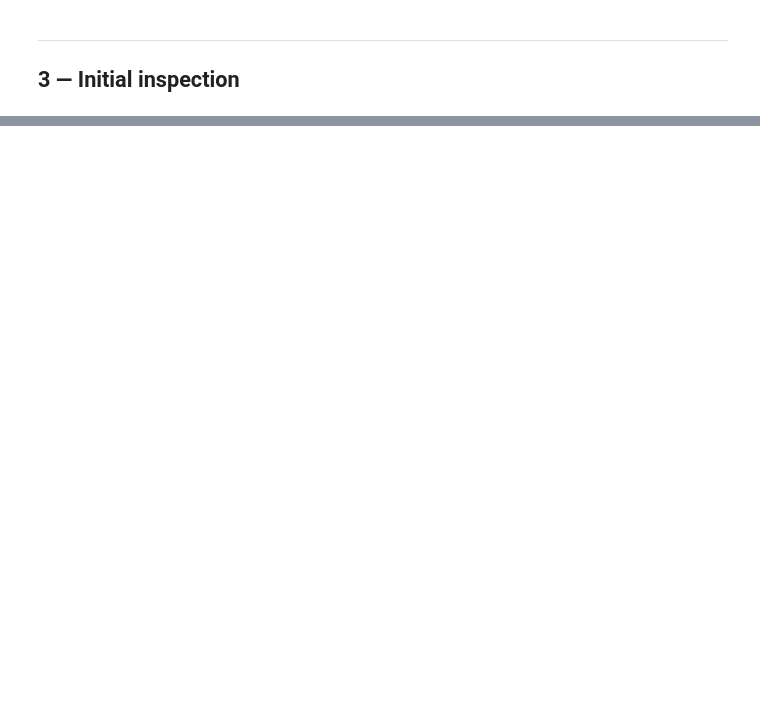
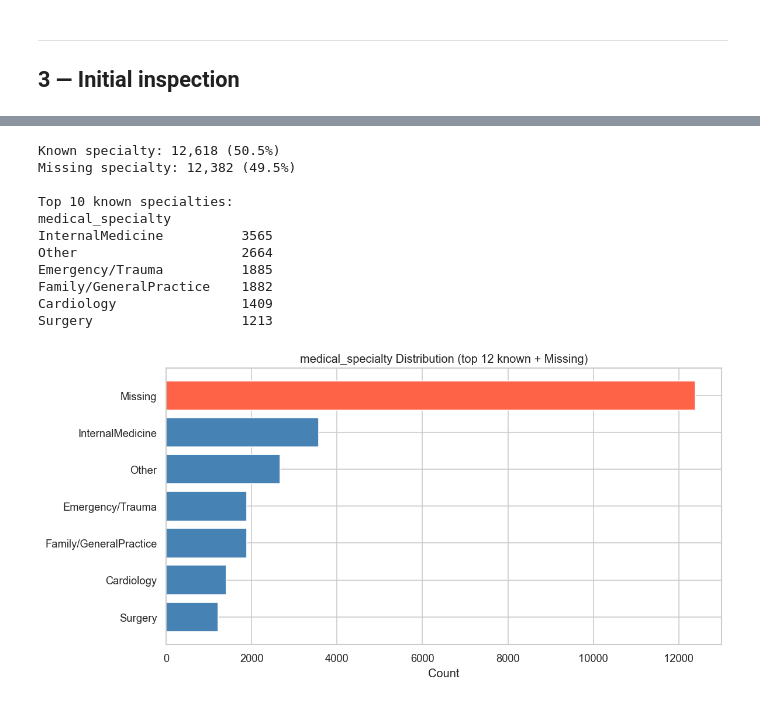
Before and after one commit to Aviski/Hospital-Readmission-Project-, a Jupyter notebook: notebooks/01_eda.ipynb, the cells around one changed output, grey strips where cells are left out. Drawn from its saved outputs; the diff is of its cells as text; code cells hidden in the pictures; blank space fills up the shorter version.

```diff
--- a/notebooks/01_eda.ipynb
+++ b/notebooks/01_eda.ipynb
@@ -350,0 +303,36 @@ print(target_corr.tail(5).to_string())
+# %%
+if 'medical_specialty' in df.columns:
+    spec_counts = df['medical_specialty'].value_counts()
+    known = spec_counts[spec_counts.index != 'Missing'].sort_values(ascending=False)
+    unknown = spec_counts.get('Missing', 0)
+
+    print(f'Known specialty: {len(df) - unknown:,} ({(len(df)-unknown)/len(df)*100:.1f}%)')
+    print(f'Missing specialty: {unknown:,} ({unknown/len(df)*100:.1f}%)\n')
+    print('Top 10 known specialties:')
+    print(known.head(10).to_string())
+
+    fig, ax = plt.subplots(figsize=(10, 5))
+    top_known = known.head(12)
+    bars = [('Missing', unknown)] + list(zip(top_known.index, top_known.values))
+    labels_b = [b[0] for b in bars]
+    values_b = [b[1] for b in bars]
+    colors_b = ['tomato'] + ['steelblue'] * len(top_known)
+    ax.barh(labels_b[::-1], values_b[::-1], color=colors_b[::-1])
+    ax.set_title('medical_specialty Distribution (top 12 known + Missing)')
+    ax.set_xlabel('Count')
+    plt.tight_layout()
+    plt.savefig(FIGURES / 'medical_specialty_distribution.png', bbox_inches='tight')
+    plt.show()
+# %% [output]
+Known specialty: 12,618 (50.5%)
+Missing specialty: 12,382 (49.5%)
+
+Top 10 known specialties:
+medical_specialty
+InternalMedicine          3565
+Other                     2664
+Emergency/Trauma          1885
+Family/GeneralPractice    1882
+Cardiology                1409
+Surgery                   1213
+[figure, added]
```
Also changed, not shown: parts of 43 cells of this notebook, 18 other files.
